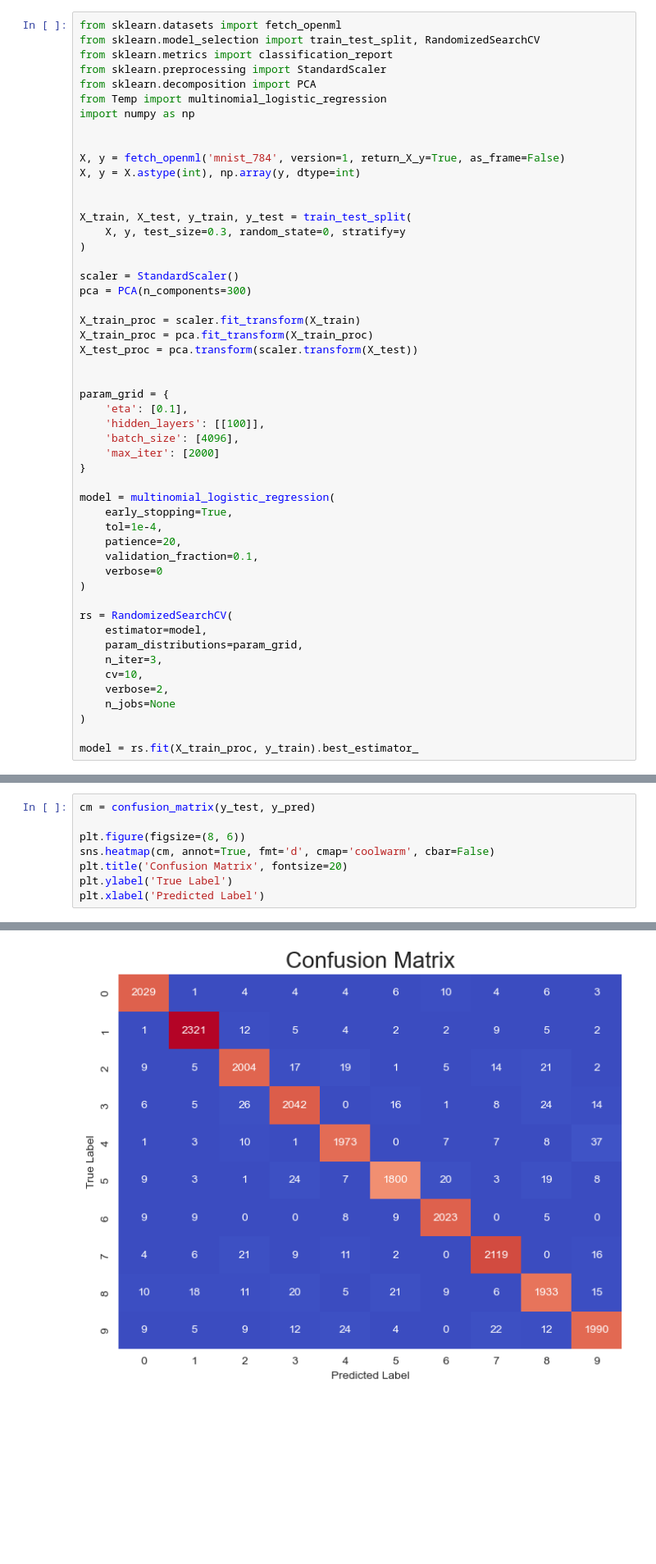
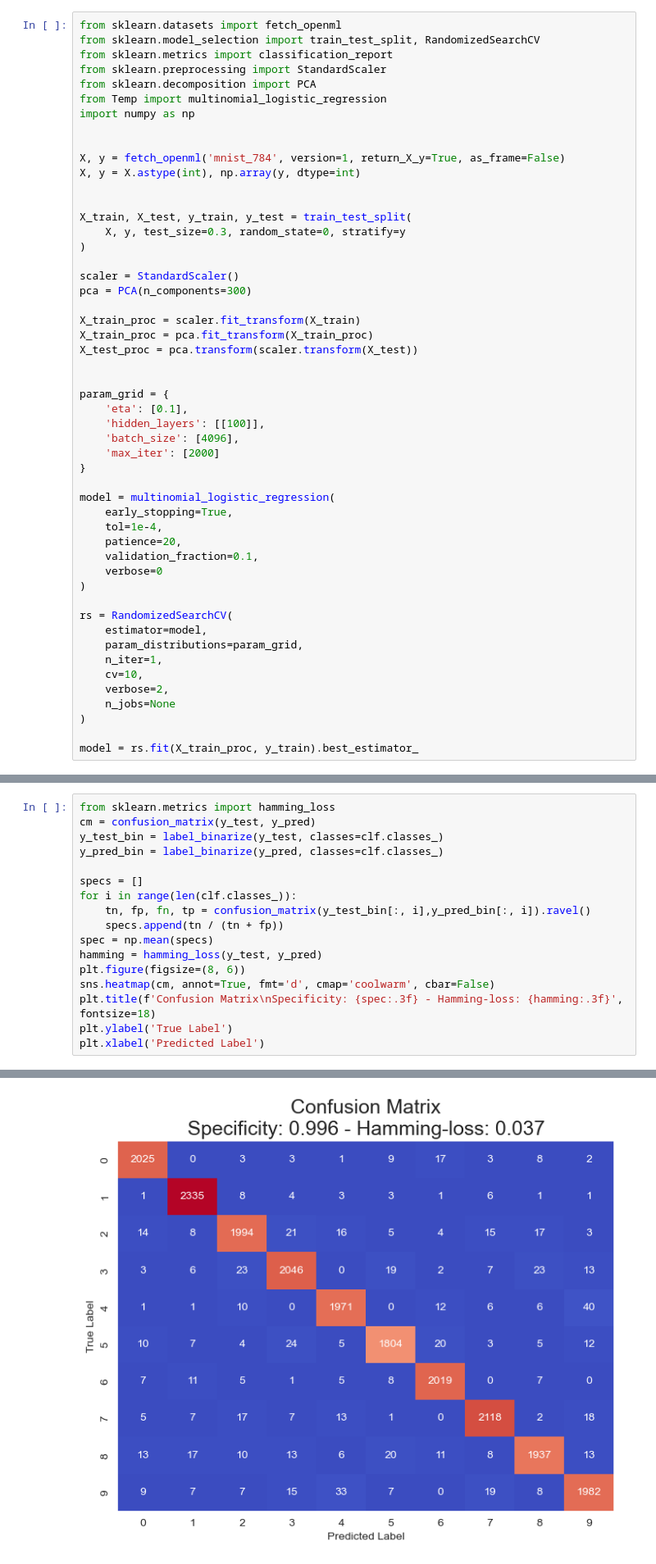
Before and after one commit to Booma1002/ML-Classes, a Jupyter notebook: Temp.ipynb, the cells around one changed output, grey strips where cells are left out. Shown at 82% size. Cells and saved outputs as stored; diff of their text form; blank space fills up the shorter version.

Commit message:
added multiclass macro-average specificity, and hamming loss metrics to CM interpretation

```diff
--- a/Temp.ipynb
+++ b/Temp.ipynb
@@ -42,7 +42,7 @@ model = multinomial_logistic_regression(
 rs = RandomizedSearchCV(
     estimator=model,
     param_distributions=param_grid,
-    n_iter=3,
+    n_iter=1,
     cv=10,
     verbose=2,
     n_jobs=None
@@ -202,14 +197,23 @@ plt.show()
 # %%
+from sklearn.metrics import hamming_loss
 cm = confusion_matrix(y_test, y_pred)
+y_test_bin = label_binarize(y_test, classes=clf.classes_)
+y_pred_bin = label_binarize(y_pred, classes=clf.classes_)
 
+specs = []
+for i in range(len(clf.classes_)):
+    tn, fp, fn, tp = confusion_matrix(y_test_bin[:, i],y_pred_bin[:, i]).ravel()
+    specs.append(tn / (tn + fp))
+spec = np.mean(specs)
+hamming = hamming_loss(y_test, y_pred)
 plt.figure(figsize=(8, 6))
 sns.heatmap(cm, annot=True, fmt='d', cmap='coolwarm', cbar=False)
-plt.title('Confusion Matrix', fontsize=20)
+plt.title(f'Confusion Matrix\nSpecificity: {spec:.3f} - Hamming-loss: {hamming:.3f}', fontsize=18)
 plt.ylabel('True Label')
 plt.xlabel('Predicted Label')
 # %% [output]
 Text(0.5, 38.72222222222221, 'Predicted Label')
-[figure, old version]
+[figure, new version]
 # %%
 y_test_bin = label_binarize(y_test, classes=clf.classes_)
 y_score = clf.predict_proba(X_test_proc)
```
Also changed, not shown: parts of 6 cells of this notebook, 1 other file.
